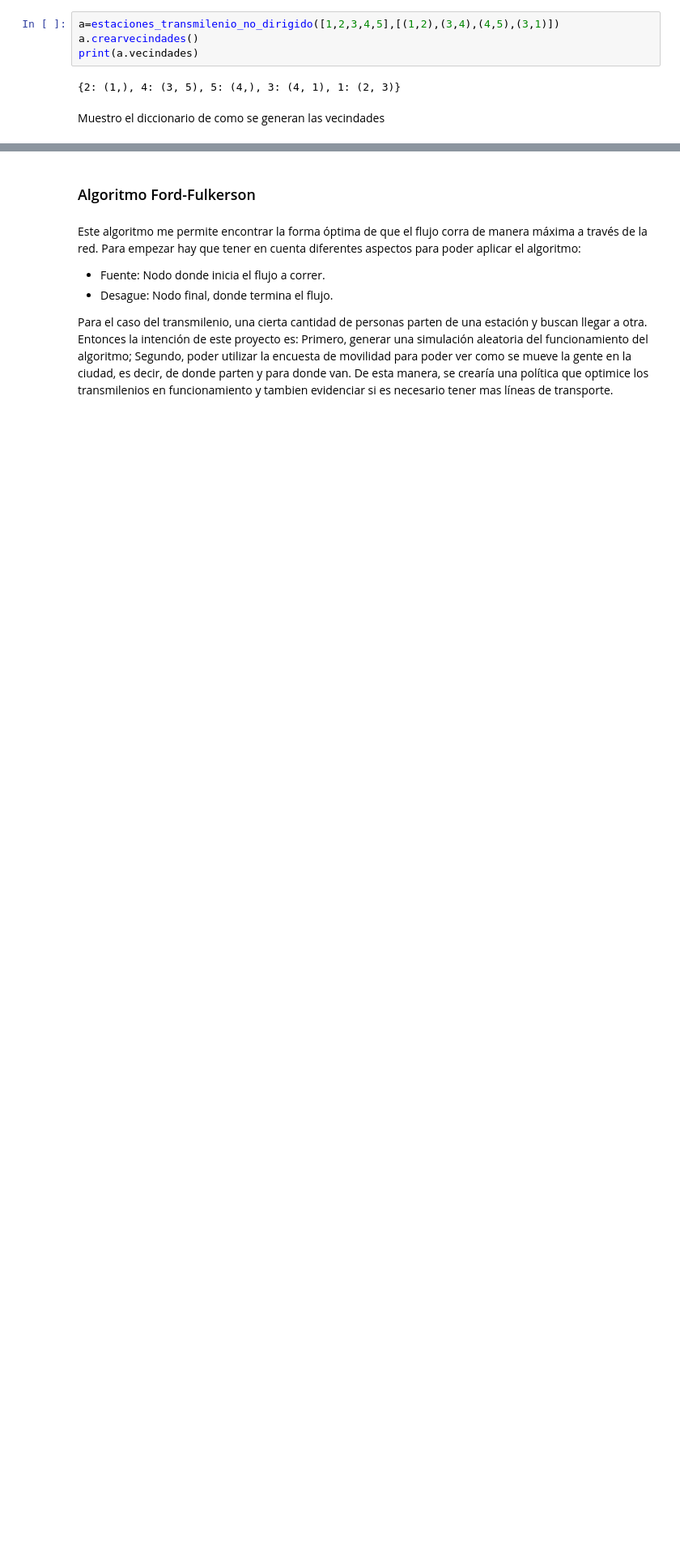
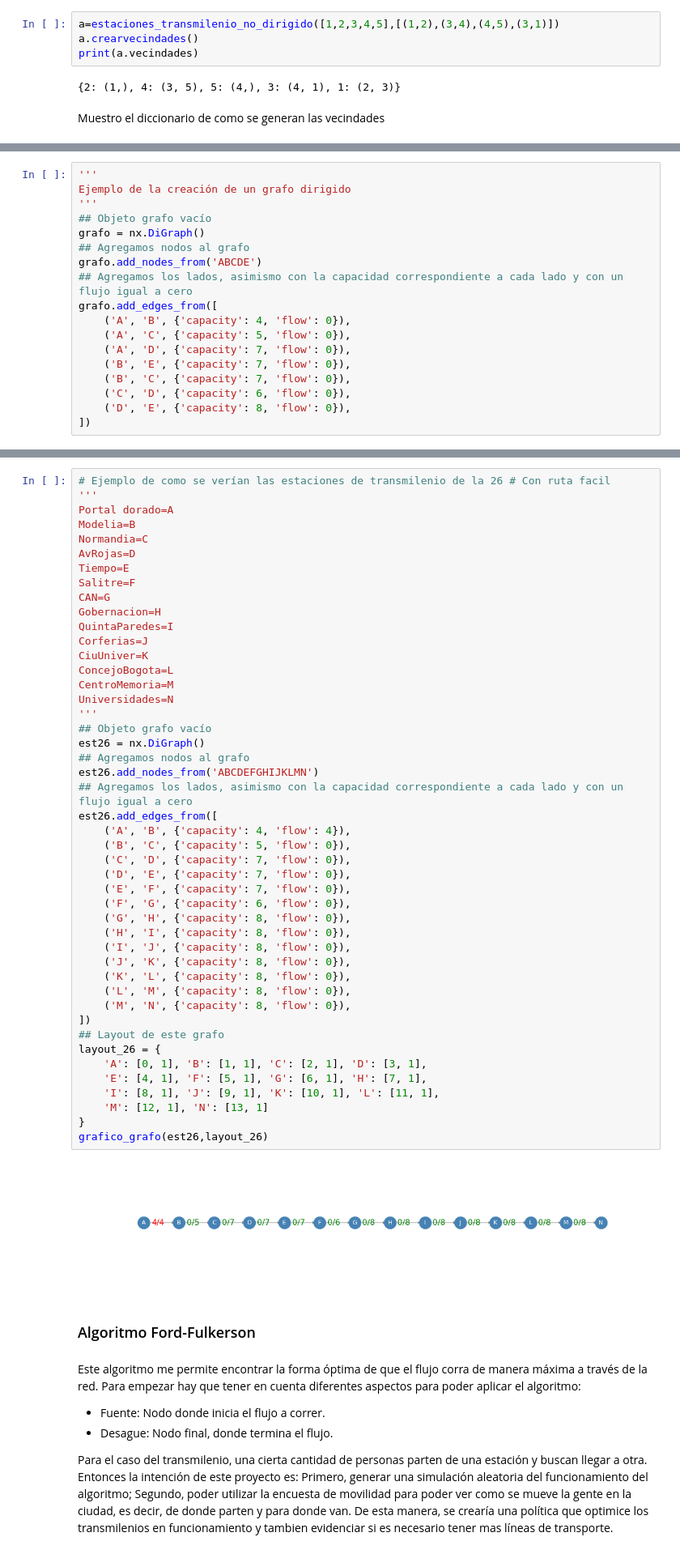
Before and after one commit to Juliansrami99/MCCP_julian.ramirez, a Jupyter notebook: Proyecto/Proyecto.ipynb, the cells around one changed output, grey strips where cells are left out. Shown at 81% size. Cells and saved outputs as stored; diff of their text form; blank space fills up the shorter version.

```diff
--- a/Proyecto/Proyecto.ipynb
+++ b/Proyecto/Proyecto.ipynb
@@ -89,0 +93,18 @@ En los lados de un grafo se identifica a un nodo como cabeza o como cola, depend
+# %%
+'''
+Ejemplo de la creación de un grafo dirigido
+'''
+## Objeto grafo vacío
+grafo = nx.DiGraph()
+## Agregamos nodos al grafo
+grafo.add_nodes_from('ABCDE')
+## Agregamos los lados, asimismo con la capacidad correspondiente a cada lado y con un flujo igual a cero
+grafo.add_edges_from([
+    ('A', 'B', {'capacity': 4, 'flow': 0}),
+    ('A', 'C', {'capacity': 5, 'flow': 0}),
+    ('A', 'D', {'capacity': 7, 'flow': 0}),
+    ('B', 'E', {'capacity': 7, 'flow': 0}),
+    ('B', 'C', {'capacity': 7, 'flow': 0}),
+    ('C', 'D', {'capacity': 6, 'flow': 0}),
+    ('D', 'E', {'capacity': 8, 'flow': 0}),
+])
@@ -90,3 +151,51 @@ En los lados de un grafo se identifica a un nodo como cabeza o como cola, depend
+# %%
+# Ejemplo de como se verían las estaciones de transmilenio de la 26 # Con ruta facil
+'''
+Portal dorado=A
+Modelia=B
+Normandia=C
+AvRojas=D
+Tiempo=E
+Salitre=F
+CAN=G
+Gobernacion=H
+QuintaParedes=I
+Corferias=J
+CiuUniver=K
+ConcejoBogota=L
+CentroMemoria=M
+Universidades=N
+'''
+## Objeto grafo vacío
+est26 = nx.DiGraph()
+## Agregamos nodos al grafo
+est26.add_nodes_from('ABCDEFGHIJKLMN')
+## Agregamos los lados, asimismo con la capacidad correspondiente a cada lado y con un flujo igual a cero
+est26.add_edges_from([
+    ('A', 'B', {'capacity': 4, 'flow': 4}),
+    ('B', 'C', {'capacity': 5, 'flow': 0}),
+    ('C', 'D', {'capacity': 7, 'flow': 0}),
+    ('D', 'E', {'capacity': 7, 'flow': 0}),
+    ('E', 'F', {'capacity': 7, 'flow': 0}),
+    ('F', 'G', {'capacity': 6, 'flow': 0}),
+    ('G', 'H', {'capacity': 8, 'flow': 0}),
+    ('H', 'I', {'capacity': 8, 'flow': 0}),
+    ('I', 'J', {'capacity': 8, 'flow': 0}),
+    ('J', 'K', {'capacity': 8, 'flow': 0}),
+    ('K', 'L', {'capacity': 8, 'flow': 0}),
+    ('L', 'M', {'capacity': 8, 'flow': 0}),
+    ('M', 'N', {'capacity': 8, 'flow': 0}),
+])
+## Layout de este grafo
+layout_26 = {
+    'A': [0, 1], 'B': [1, 1], 'C': [2, 1], 'D': [3, 1],
+    'E': [4, 1], 'F': [5, 1], 'G': [6, 1], 'H': [7, 1],
+    'I': [8, 1], 'J': [9, 1], 'K': [10, 1], 'L': [11, 1],
+    'M': [12, 1], 'N': [13, 1]
+}
+grafico_grafo(est26,layout_26)
+# %% [output]
+[figure, added]
 # %% [markdown]
 ### Algoritmo Ford-Fulkerson
 # %% [markdown]
```
Also changed, not shown: parts of 35 cells of this notebook.
